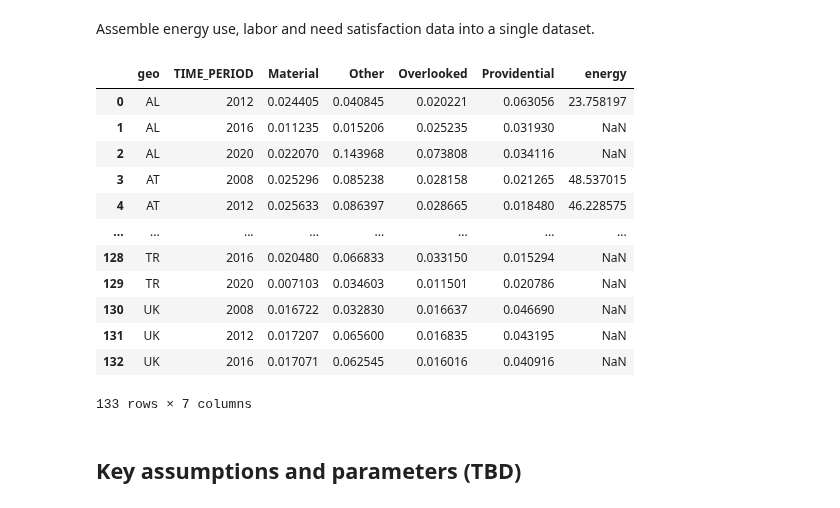
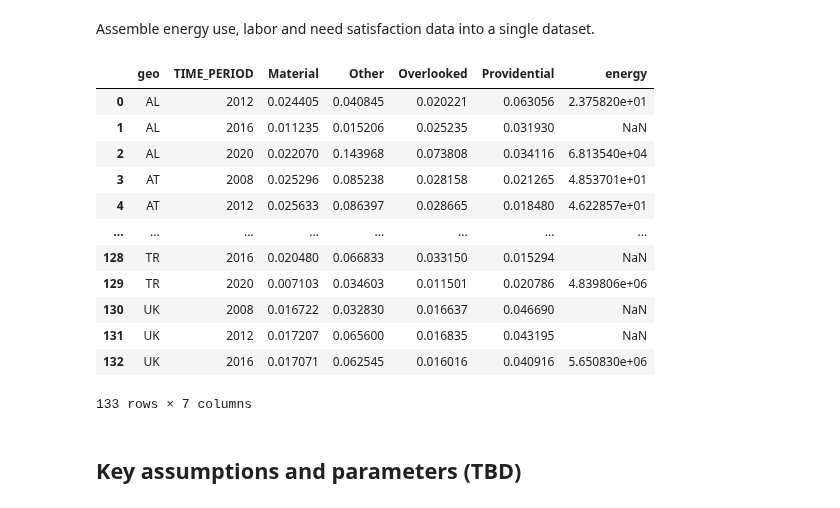
Before and after one commit to saviorand/provisioning-model, a Jupyter notebook: provisioning_model/notebooks/foundational.ipynb, the cells around one changed output. Cells and saved outputs as stored; diff of their text form; code cells hidden in the pictures.

```diff
--- a/provisioning_model/notebooks/foundational.ipynb
+++ b/provisioning_model/notebooks/foundational.ipynb
@@ -132,21 +126,27 @@ Text(0.5, 1.0, 'Labor shares available per year')
+# %%
+energy_eurostat_netdom = energy_use_eurostat[energy_use_eurostat['indic_pefa'] == 'NETDOM_EUSE']
+energy_eurostat_total = energy_eurostat_netdom[energy_eurostat_netdom['nace_r2'] == 'TOTAL']
+merged_energy_df = pd.merge(energy_eurostat_total, energy_use_wdi, on=['geo', 'TIME_PERIOD'], how='outer')
+merged_energy_df['energy'] = merged_energy_df['OBS_VALUE'].combine_first(merged_energy_df['energy'])
+merged_energy_df = merged_energy_df[['geo', 'TIME_PERIOD', 'energy']]
 # %% [markdown]
 Assemble energy use, labor and need satisfaction data into a single dataset.
 # %%
-energy_use_shares_employment = labour_cost_survey_shares_employment_fte.merge(energy_use, on=['geo', 'TIME_PERIOD'], how='left')
+energy_use_shares_employment = labour_cost_survey_shares_employment_fte.merge(merged_energy_df, on=['geo', 'TIME_PERIOD'], how='left')
 energy_use_shares_employment
 # %% [output]
 |  | geo | TIME_PERIOD | Material | Other | Overlooked | Providential | energy |
-| 0 | AL | 2012 | 0.024405 | 0.040845 | 0.020221 | 0.063056 | 23.758197 |
+| 0 | AL | 2012 | 0.024405 | 0.040845 | 0.020221 | 0.063056 | 2.375820e+01 |
 | 1 | AL | 2016 | 0.011235 | 0.015206 | 0.025235 | 0.031930 | NaN |
-| 2 | AL | 2020 | 0.022070 | 0.143968 | 0.073808 | 0.034116 | NaN |
-| 3 | AT | 2008 | 0.025296 | 0.085238 | 0.028158 | 0.021265 | 48.537015 |
-| 4 | AT | 2012 | 0.025633 | 0.086397 | 0.028665 | 0.018480 | 46.228575 |
+| 2 | AL | 2020 | 0.022070 | 0.143968 | 0.073808 | 0.034116 | 6.813540e+04 |
+| 3 | AT | 2008 | 0.025296 | 0.085238 | 0.028158 | 0.021265 | 4.853701e+01 |
+| 4 | AT | 2012 | 0.025633 | 0.086397 | 0.028665 | 0.018480 | 4.622857e+01 |
 | ... | ... | ... | ... | ... | ... | ... | ... |
 | 128 | TR | 2016 | 0.020480 | 0.066833 | 0.033150 | 0.015294 | NaN |
-| 129 | TR | 2020 | 0.007103 | 0.034603 | 0.011501 | 0.020786 | NaN |
+| 129 | TR | 2020 | 0.007103 | 0.034603 | 0.011501 | 0.020786 | 4.839806e+06 |
 | 130 | UK | 2008 | 0.016722 | 0.032830 | 0.016637 | 0.046690 | NaN |
 | 131 | UK | 2012 | 0.017207 | 0.065600 | 0.016835 | 0.043195 | NaN |
-| 132 | UK | 2016 | 0.017071 | 0.062545 | 0.016016 | 0.040916 | NaN |
+| 132 | UK | 2016 | 0.017071 | 0.062545 | 0.016016 | 0.040916 | 5.650830e+06 |
 133 rows × 7 columns
 # %% [markdown]
 ## Key assumptions and parameters (TBD)
```
Also changed, not shown: parts of 3 cells of this notebook.
